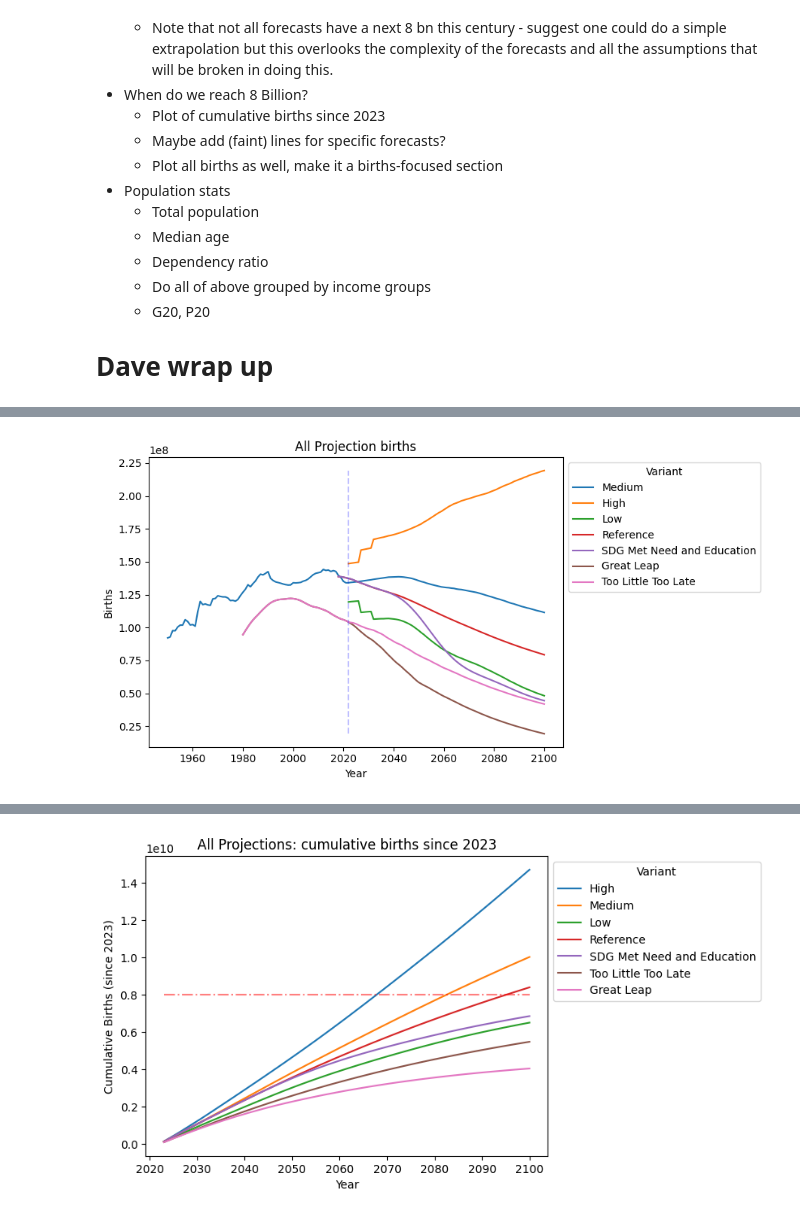
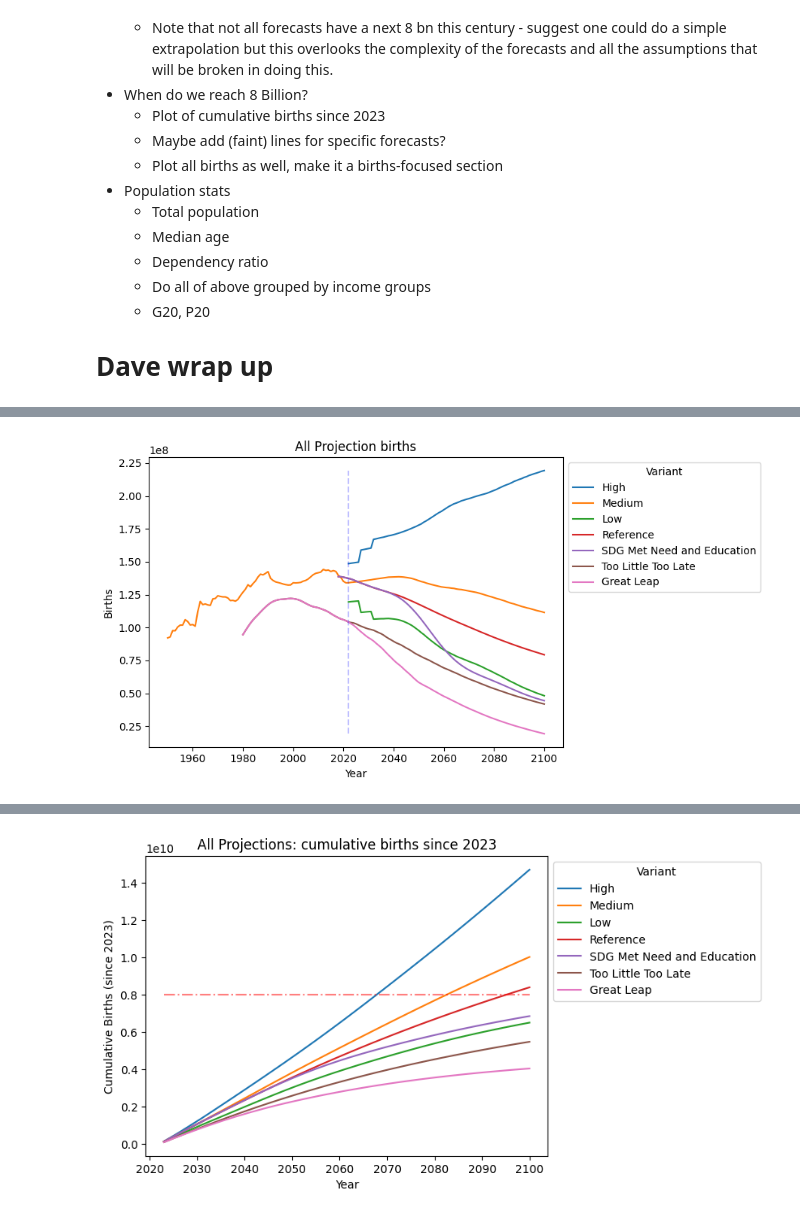
Before and after one commit to Niallfealty/n8b_un_foundation, a Jupyter notebook: model_analysis/exploratory/notebooks/initial_results/InitialResultsPresentation.ipynb, the cells around one changed output, grey strips where cells are left out. Saved outputs shown, nothing was run; the diff lists cells and outputs as text; code cells hidden in the pictures.

```diff
--- a/model_analysis/exploratory/notebooks/initial_results/InitialResultsPresentation.ipynb
+++ b/model_analysis/exploratory/notebooks/initial_results/InitialResultsPresentation.ipynb
@@ -108,19 +102,29 @@ df_combined_global = concat(
         "year_id": "Time",
         "scenario": "Variant"})
     ]).reset_index()
-# %%
-df_combined_global
-
-ax = lineplot(data=df_combined_global, x="Time", y="BirthsSingle", hue="Variant")
-plt.title("All Projection births")
-plt.xlabel("Year")
-plt.ylabel("Births")
-plt.vlines(2022,
-           df_combined_global.BirthsSingle.min(),
-           df_combined_global.BirthsSingle.max(),
-           color="b",linestyle="dashed", alpha=0.25)
-plt.tight_layout()
-move_legend(ax, "upper left", bbox_to_anchor=(1, 1))
-plt.show()
-# %% [output]
-[figure, removed]
+# %%
+df_combined_global
+
+ax = lineplot(data=df_combined_global,
+              x="Time",
+              y="BirthsSingle",
+              hue="Variant",
+              hue_order=["High",
+                        "Medium",
+                        "Low",
+                        "Reference",
+                        "SDG Met Need and Education",
+                        "Too Little Too Late",
+                        "Great Leap"])
+plt.title("All Projection births")
+plt.xlabel("Year")
+plt.ylabel("Births")
+plt.vlines(2022,
+           df_combined_global.BirthsSingle.min(),
+           df_combined_global.BirthsSingle.max(),
+           color="b",linestyle="dashed", alpha=0.25)
+plt.tight_layout()
+move_legend(ax, "upper left", bbox_to_anchor=(1, 1))
+plt.show()
+# %% [output]
+[figure, added]
```
Also changed, not shown: parts of 33 cells of this notebook.
